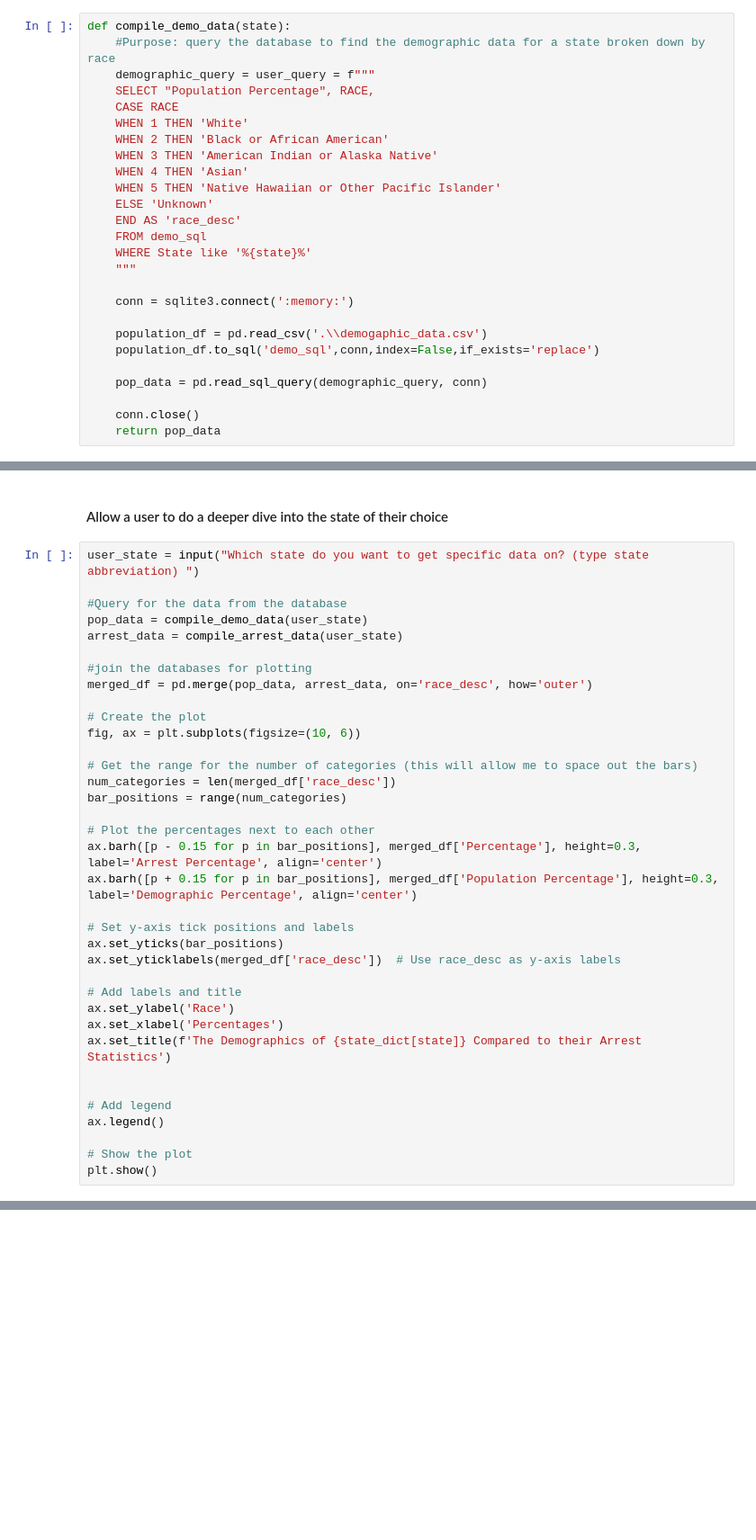
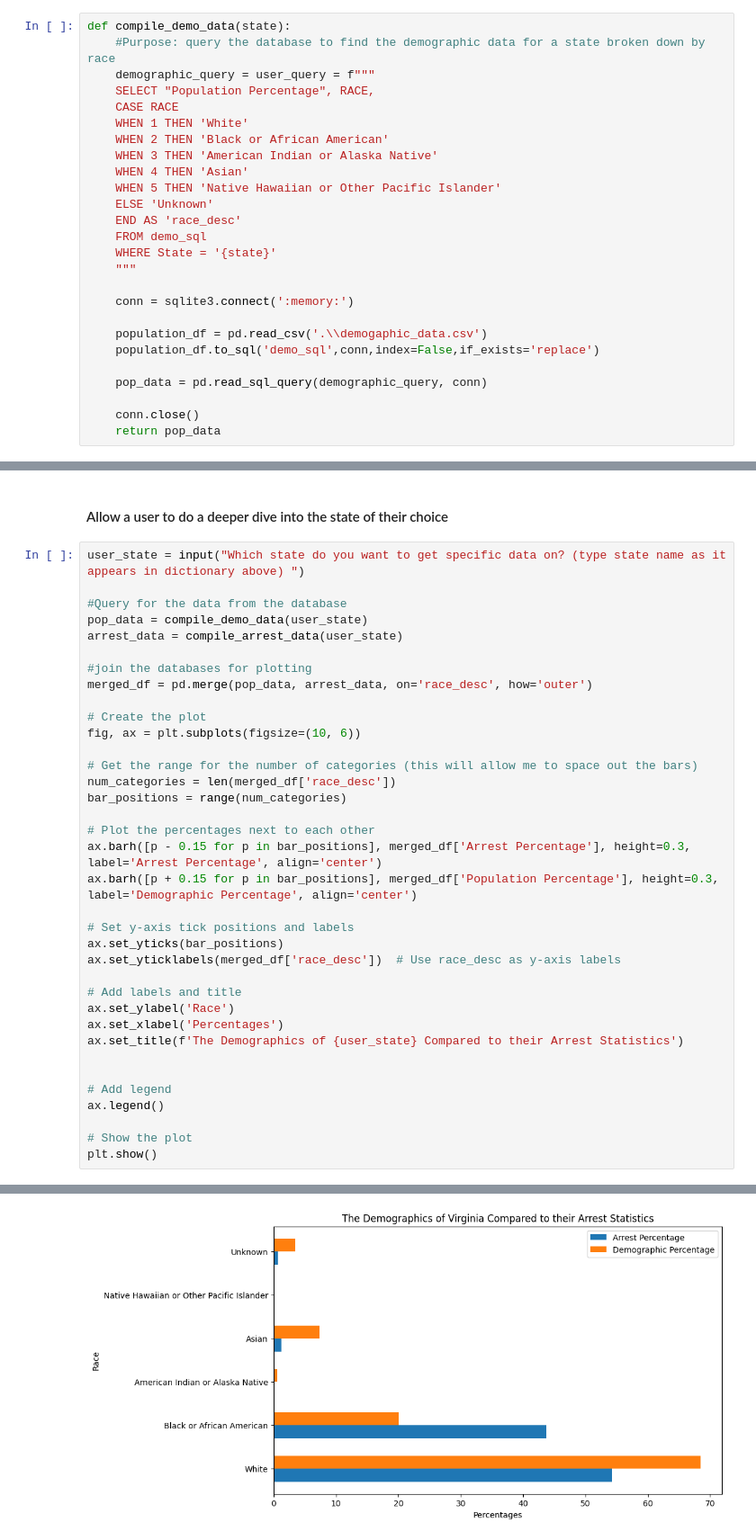
Before and after one commit to JeffreyMichel/CriminalDataAnalysis, a Jupyter notebook: USA_Arrest_Data_Analysis.ipynb, the cells around one changed output, grey strips where cells are left out. Shown at 90% size. Cells and saved outputs as stored; diff of their text form; blank space fills up the shorter version.

```diff
--- a/USA_Arrest_Data_Analysis.ipynb
+++ b/USA_Arrest_Data_Analysis.ipynb
@@ -97,7 +97,7 @@ def compile_demo_data(state):
     ELSE 'Unknown'
     END AS 'race_desc'
     FROM demo_sql
-    WHERE State like '%{state}%'
+    WHERE State = '{state}'
     """
 
     conn = sqlite3.connect(':memory:')
@@ -149,7 +149,7 @@ pio.show(fig)
 # %% [markdown]
 #### Allow a user to do a deeper dive into the state of their choice
 # %%
-user_state = input("Which state do you want to get specific data on? (type state abbreviation) ")
+user_state = input("Which state do you want to get specific data on? (type state name as it appears in dictionary above) ")
 
 #Query for the data from the database
 pop_data = compile_demo_data(user_state)
@@ -166,7 +166,7 @@ num_categories = len(merged_df['race_desc'])
 bar_positions = range(num_categories)
 
 # Plot the percentages next to each other
-ax.barh([p - 0.15 for p in bar_positions], merged_df['Percentage'], height=0.3, label='Arrest Percentage', align='center')
+ax.barh([p - 0.15 for p in bar_positions], merged_df['Arrest Percentage'], height=0.3, label='Arrest Percentage', align='center')
 ax.barh([p + 0.15 for p in bar_positions], merged_df['Population Percentage'], height=0.3, label='Demographic Percentage', align='center')
 
 # Set y-axis tick positions and labels
@@ -176,7 +176,7 @@ ax.set_yticklabels(merged_df['race_desc'])  # Use race_desc as y-axis labels
 # Add labels and title
 ax.set_ylabel('Race')
 ax.set_xlabel('Percentages')
-ax.set_title(f'The Demographics of {state_dict[state]} Compared to their Arrest Statistics')
+ax.set_title(f'The Demographics of {user_state} Compared to their Arrest Statistics')
 
 
 # Add legend
@@ -184,3 +184,4 @@ ax.legend()
 
 # Show the plot
 plt.show()
+# %% [output]
@@ -186,0 +189 @@ plt.show()
+[figure, added]
```
Also changed, not shown: parts of 1 cell of this notebook.
